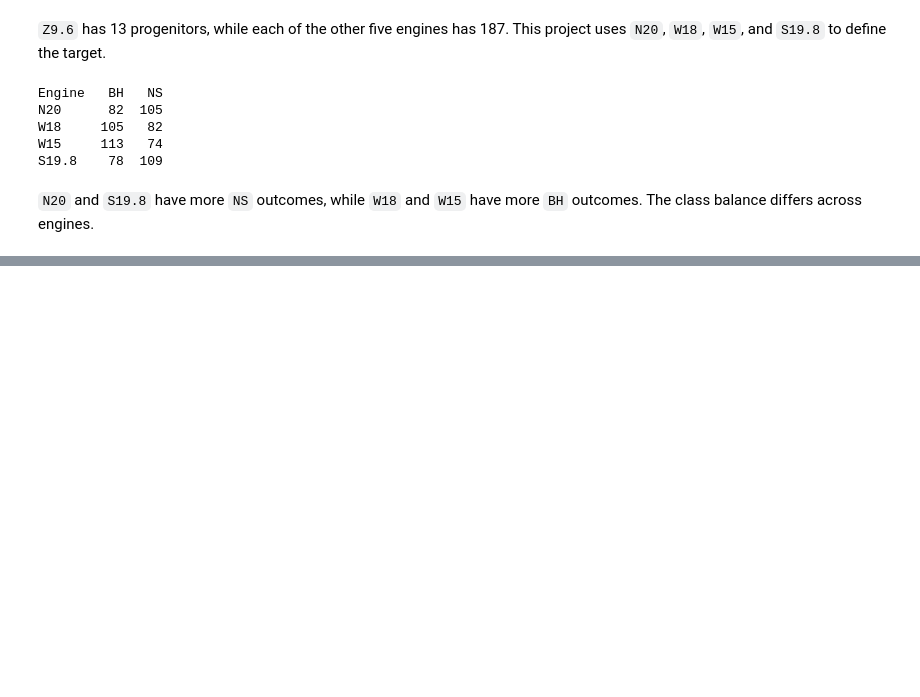
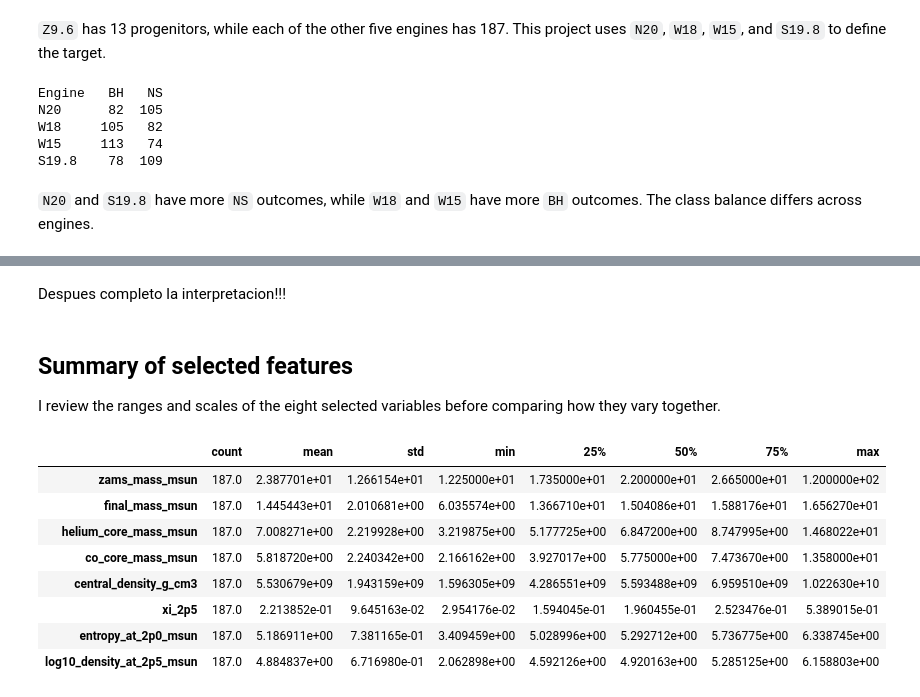
Before and after one commit to FedeMoroni/stellar-collapse-classification, a Jupyter notebook: notebooks/01_eda.ipynb, the cells around one changed output, grey strips where cells are left out. Drawn from its saved outputs; the diff is of its cells as text; code cells hidden in the pictures; blank space fills up the shorter version.

```diff
--- a/notebooks/01_eda.ipynb
+++ b/notebooks/01_eda.ipynb
@@ -67,0 +220,18 @@ S19.8    78  109
+# %% [markdown]
+Despues completo la interpretacion!!!
+# %% [markdown]
+## Summary of selected features
+
+I review the ranges and scales of the eight selected variables before comparing how they vary together.
+# %%
+display(eda_data[list(selected_features)].describe().T)
+# %% [output]
+|  | count | mean | std | min | 25% | 50% | 75% | max |
+| zams_mass_msun | 187.0 | 2.387701e+01 | 1.266154e+01 | 1.225000e+01 | 1.735000e+01 | 2.200000e+01 | 2.665000e+01 | 1.200000e+02 |
+| final_mass_msun | 187.0 | 1.445443e+01 | 2.010681e+00 | 6.035574e+00 | 1.366710e+01 | 1.504086e+01 | 1.588176e+01 | 1.656270e+01 |
+| helium_core_mass_msun | 187.0 | 7.008271e+00 | 2.219928e+00 | 3.219875e+00 | 5.177725e+00 | 6.847200e+00 | 8.747995e+00 | 1.468022e+01 |
+| co_core_mass_msun | 187.0 | 5.818720e+00 | 2.240342e+00 | 2.166162e+00 | 3.927017e+00 | 5.775000e+00 | 7.473670e+00 | 1.358000e+01 |
+| central_density_g_cm3 | 187.0 | 5.530679e+09 | 1.943159e+09 | 1.596305e+09 | 4.286551e+09 | 5.593488e+09 | 6.959510e+09 | 1.022630e+10 |
+| xi_2p5 | 187.0 | 2.213852e-01 | 9.645163e-02 | 2.954176e-02 | 1.594045e-01 | 1.960455e-01 | 2.523476e-01 | 5.389015e-01 |
+| entropy_at_2p0_msun | 187.0 | 5.186911e+00 | 7.381165e-01 | 3.409459e+00 | 5.028996e+00 | 5.292712e+00 | 5.736775e+00 | 6.338745e+00 |
+| log10_density_at_2p5_msun | 187.0 | 4.884837e+00 | 6.716980e-01 | 2.062898e+00 | 4.592126e+00 | 4.920163e+00 | 5.285125e+00 | 6.158803e+00 |
```
Also changed, not shown: parts of 22 cells of this notebook, 5 other files.
